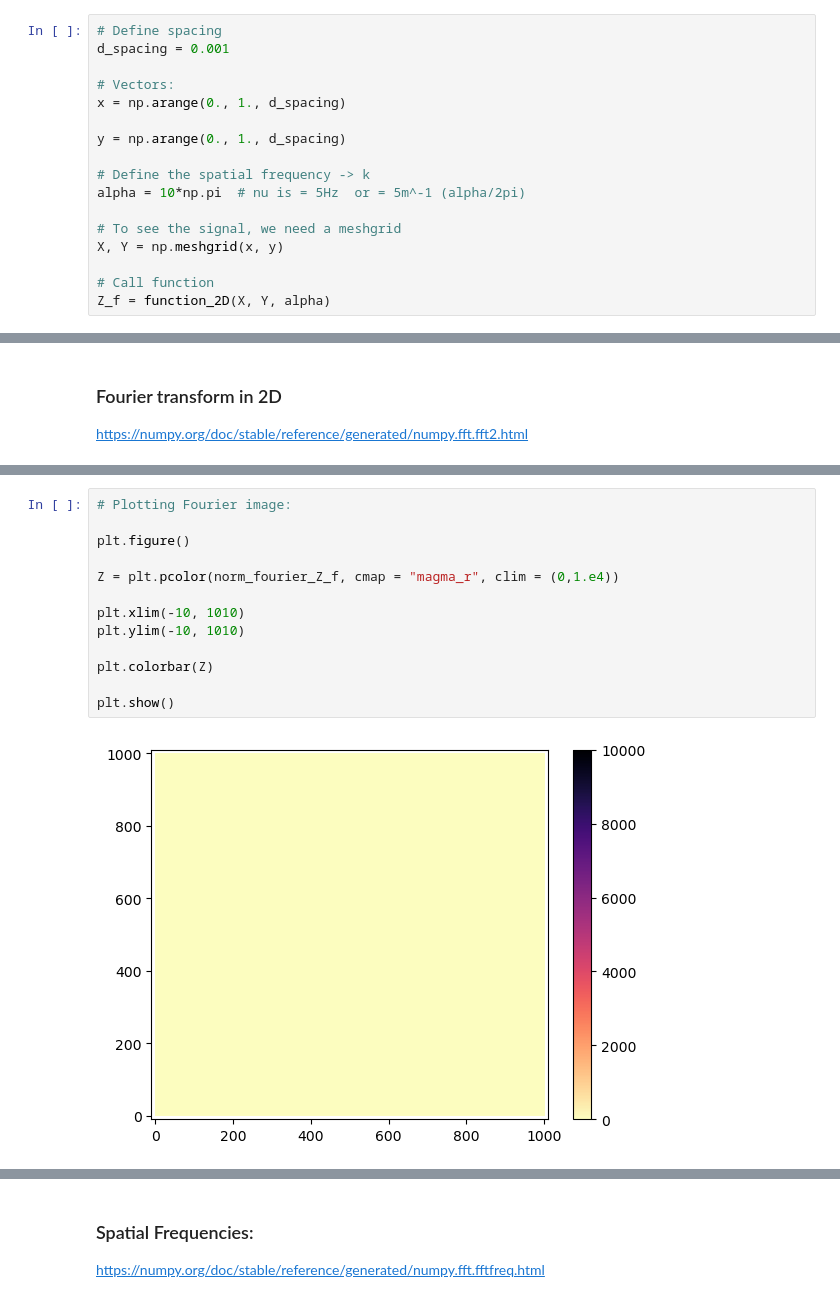
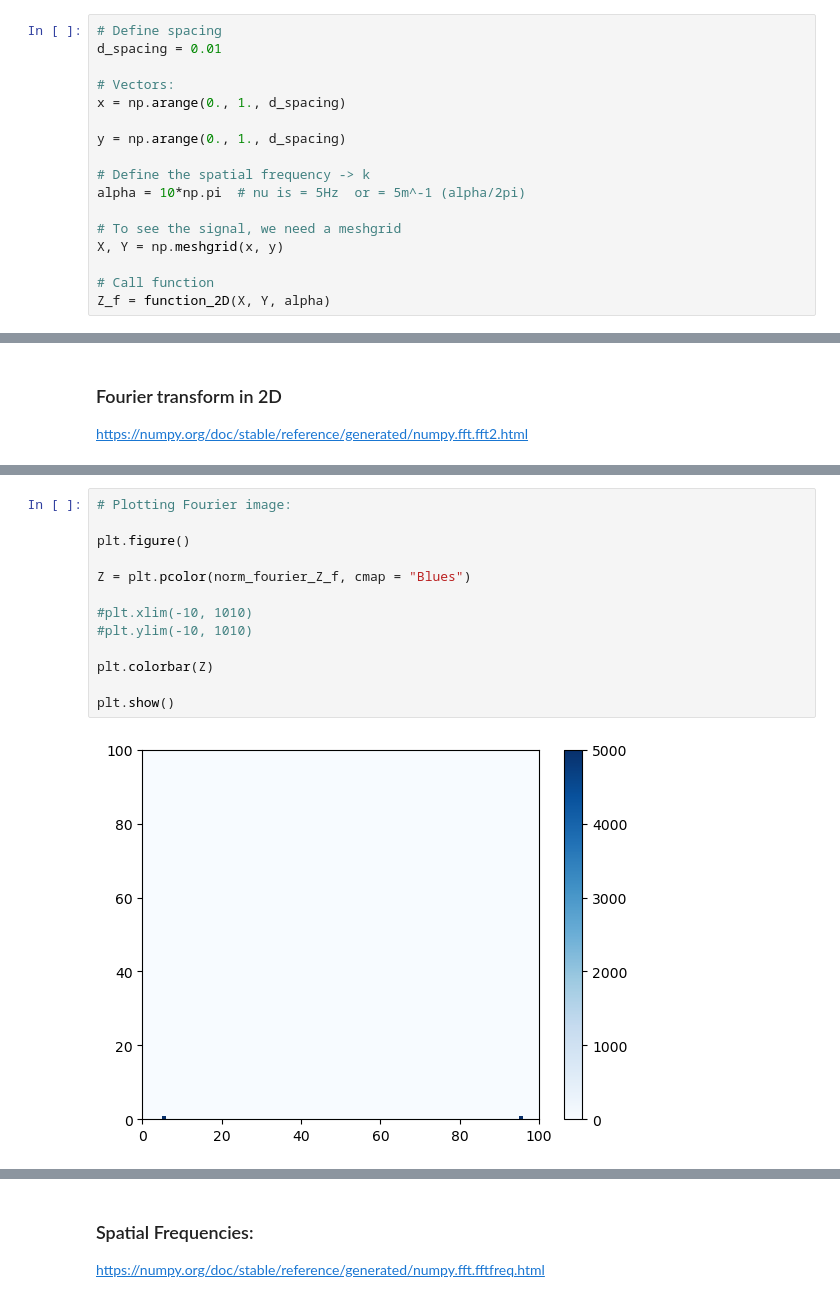
Before and after one commit to wbandabarragan/computational-physics-1, a Jupyter notebook: unit-4/405-2D-Fourier-Transform.ipynb, the cells around one changed output, grey strips where cells are left out. Saved outputs shown, nothing was run; the diff lists cells and outputs as text.

```diff
--- a/unit-4/405-2D-Fourier-Transform.ipynb
+++ b/unit-4/405-2D-Fourier-Transform.ipynb
@@ -84,7 +84,7 @@ def function_2D(x, y, alpha):
     return np.sin(alpha*x)
 # %%
 # Define spacing
-d_spacing = 0.001
+d_spacing = 0.01
 
 # Vectors:
 x = np.arange(0., 1., d_spacing)
@@ -151,18 +159,18 @@ norm_shifted_Z_f = np.abs(shifted_fourier_Z_f)
 # %%
 # Plotting Fourier image:
 
 plt.figure()
 
-Z = plt.pcolor(norm_fourier_Z_f, cmap = "magma_r", clim = (0,1.e4))
+Z = plt.pcolor(norm_fourier_Z_f, cmap = "Blues")
 
-plt.xlim(-10, 1010)
-plt.ylim(-10, 1010)
+#plt.xlim(-10, 1010)
+#plt.ylim(-10, 1010)
 
 plt.colorbar(Z)
 
 plt.show()
 # %% [output]
-[figure, old version]
+[figure, new version]
 # %%
 # Now we do some plotting:
 fig = plt.figure()
```
Also changed, not shown: parts of 15 cells of this notebook, 4 other files.
